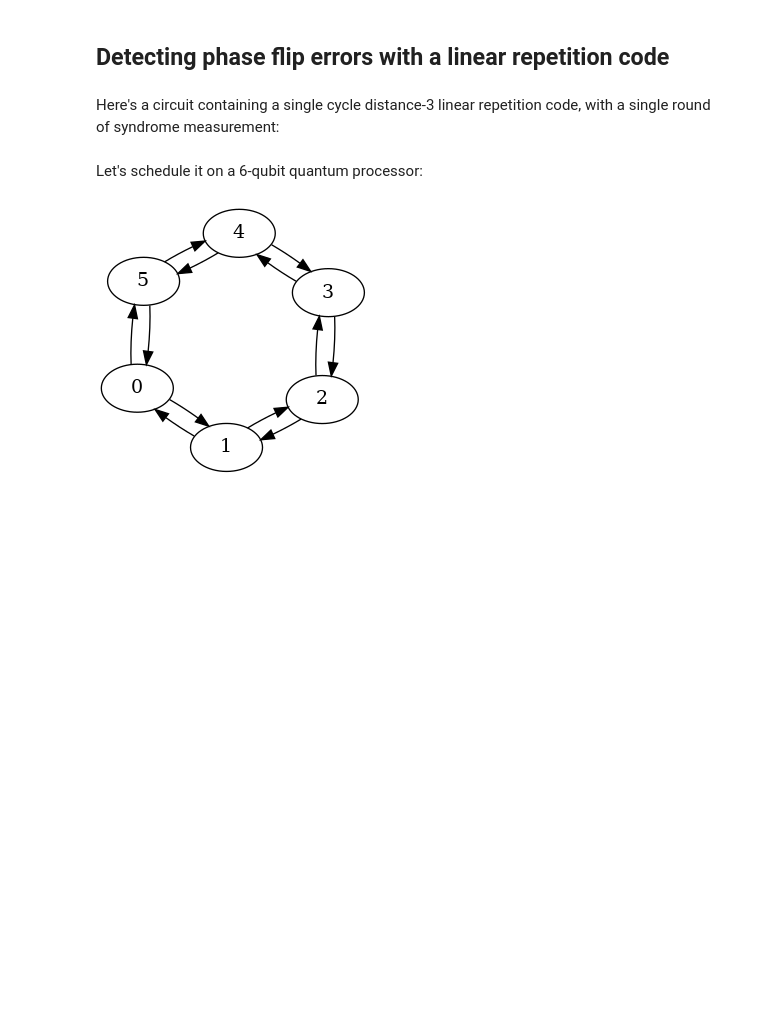
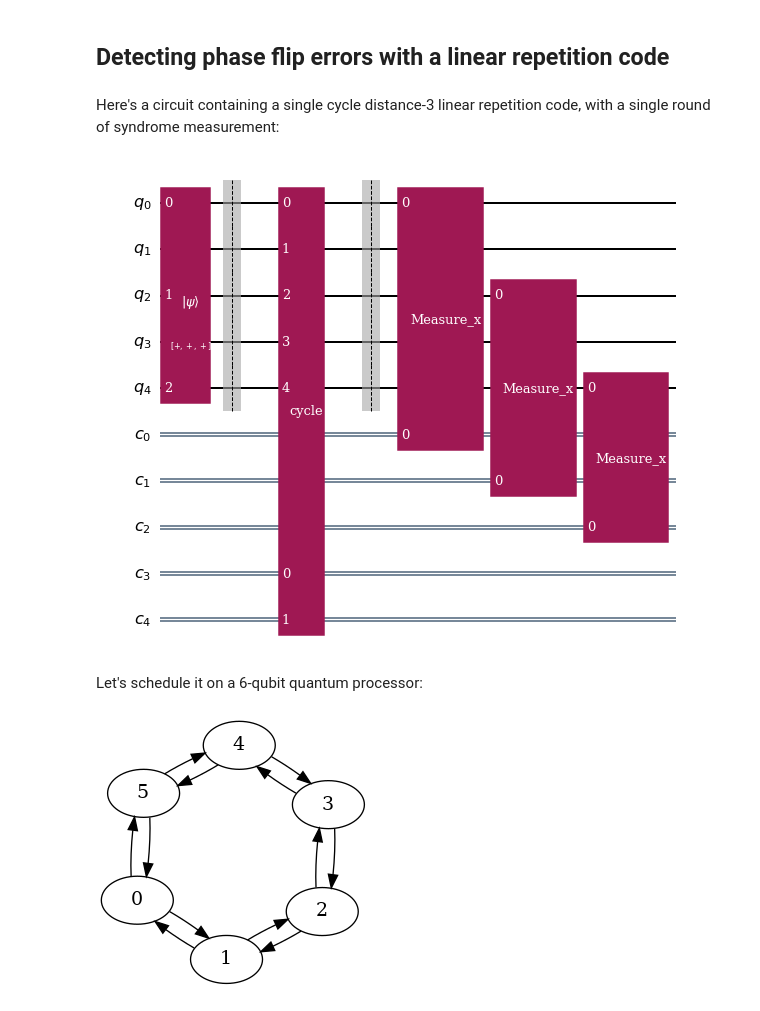
Before and after one commit to Alice-Bob-SW/felis, a Jupyter notebook: samples/1_hardware_experiments/4 - Error detection on physical qubits.ipynb, the cells around one changed output. Saved outputs shown, nothing was run; the diff lists cells and outputs as text; code cells hidden in the pictures; blank space fills up the shorter version.

```diff
--- a/samples/1_hardware_experiments/4 - Error detection on physical qubits.ipynb
+++ b/samples/1_hardware_experiments/4 - Error detection on physical qubits.ipynb
@@ -158,7 +158,9 @@ If you have graphviz installed, you may draw the coupling map below of this back
 Here's a circuit containing a single cycle distance-3 linear repetition code, with a single round of syndrome measurement:
 # %%
 circ = error_correction_cycle(distance=3, repetitions=1)
-circ.draw('mpl')
+circ.draw('mpl', cregbundle=False)
+# %% [output]
+[figure, added]
 # %% [markdown]
 Let's schedule it on a 6-qubit quantum processor:
 # %%
```
Also changed, not shown: parts of 1 cell of this notebook, 6 other files.
